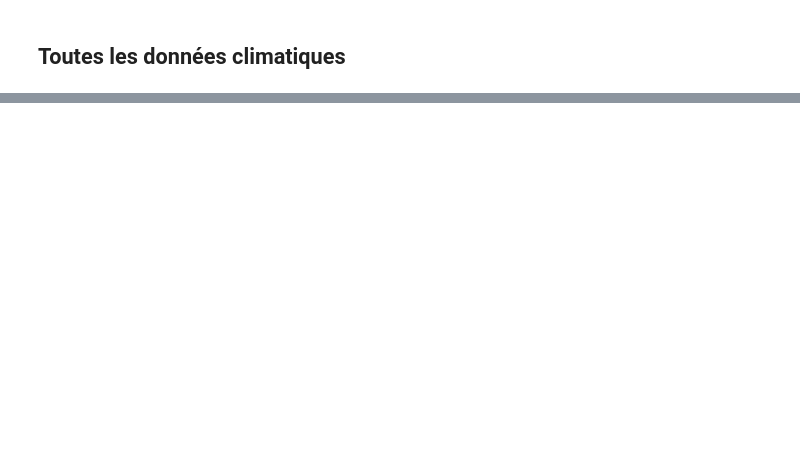
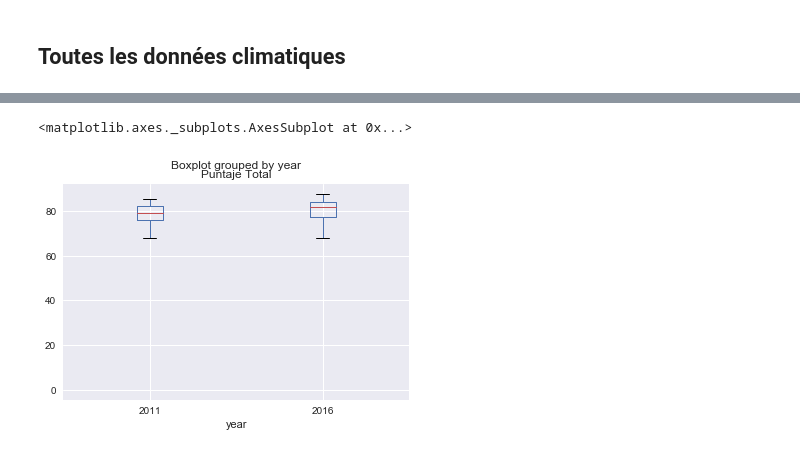
Before and after one commit to ThibaultSchowing/Bachelor_Thesis_2017_Sources, a Jupyter notebook: Notebook/Plot_data_withClimat/Plot climatic datas.ipynb, the cells around one changed output, grey strips where cells are left out. Cells and saved outputs as stored; diff of their text form; code cells hidden in the pictures; blank space fills up the shorter version.

```diff
--- a/Notebook/Plot_data_withClimat/Plot climatic datas.ipynb
+++ b/Notebook/Plot_data_withClimat/Plot climatic datas.ipynb
@@ -463,0 +489,5 @@ plt.show()
+# %%
+df.boxplot('Puntaje Total', 'year')
+# %% [output]
+<matplotlib.axes._subplots.AxesSubplot at 0x...>
+[figure, added]
```
Also changed, not shown: parts of 26 cells of this notebook.
